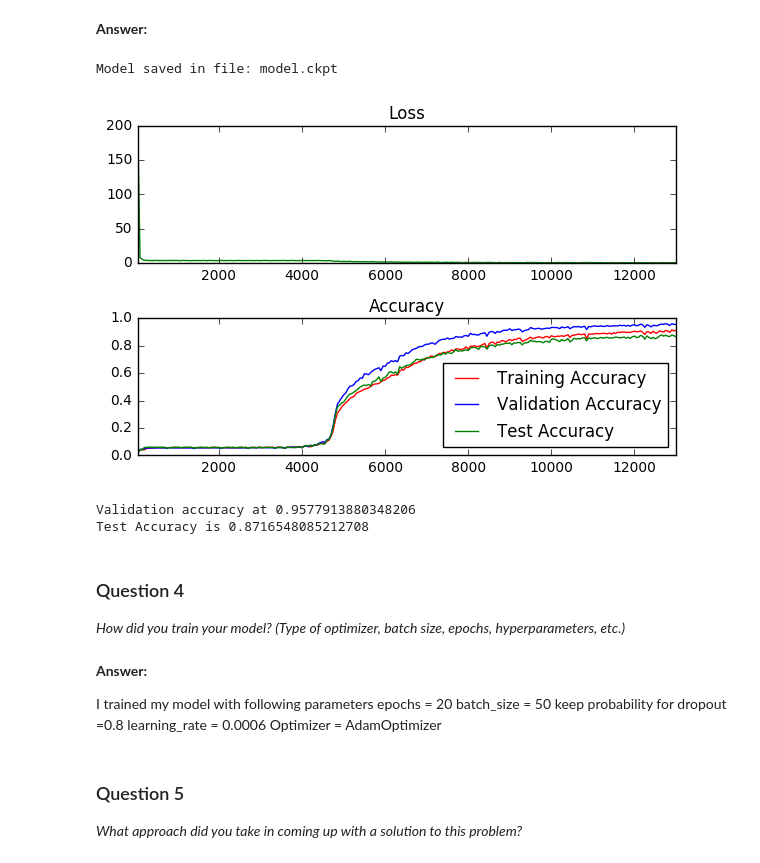
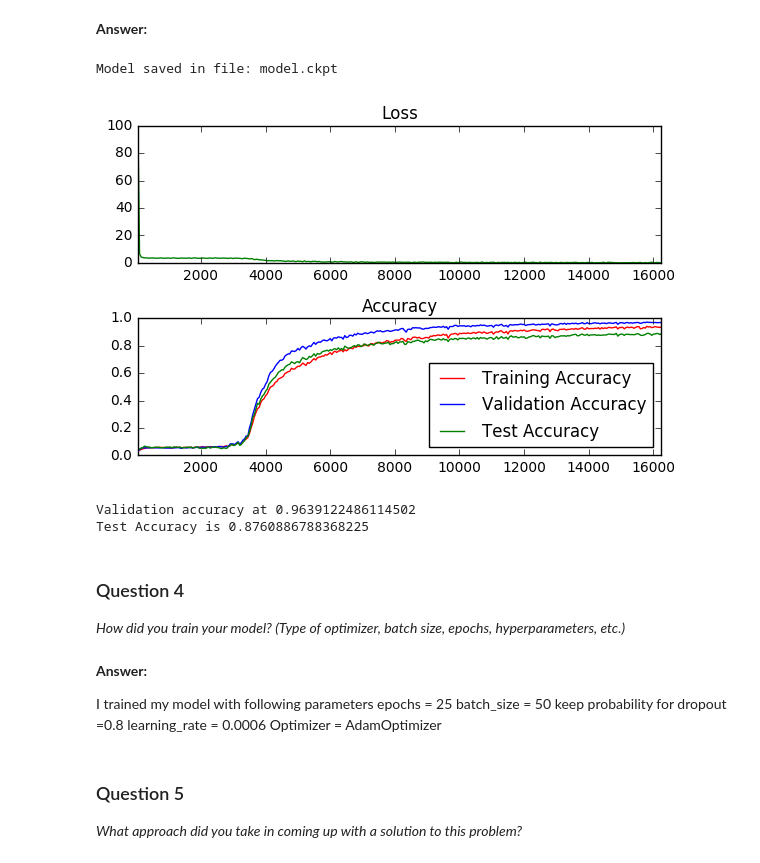
Before and after one commit to anupriyachhabra/traffic-signs, a Jupyter notebook: Traffic_Signs_Recognition.ipynb, the cells around one changed output. Saved outputs shown, nothing was run; the diff lists cells and outputs as text; code cells hidden in the pictures.

```diff
--- a/Traffic_Signs_Recognition.ipynb
+++ b/Traffic_Signs_Recognition.ipynb
@@ -243,7 +276,7 @@ num_channels = 3
 patch_size = 5
 depth = 16
 num_hidden = 64
-
+logs_path = "/Users/achhabra/Documents/personal/Udacity/traffic-signs/logs"
 
 features = tf.placeholder(tf.float32)
 labels = tf.placeholder(tf.float32)
@@ -270,22 +303,35 @@ layer4_weights = tf.Variable(tf.truncated_normal(
 layer4_biases = tf.Variable(tf.constant(1.0, shape=[labels_count]))
 
 #First convolution layer
-conv1 = tf.nn.conv2d(features, layer1_weights, [1, 2, 2, 1], padding='SAME')
-conv1 = tf.nn.relu(tf.add(conv1, layer1_biases))
-conv1 = tf.nn.dropout(conv1, keep_prob)
+with tf.name_scope('first_layer'):
+    with tf.name_scope('Conv2d'):
+        conv1 = tf.nn.conv2d(features, layer1_weights, [1, 2, 2, 1], padding='SAME')
+    with tf.name_scope('Relu'):
+        conv1 = tf.nn.relu(tf.add(conv1, layer1_biases))
+    with tf.name_scope('Dropout'):
+        conv1 = tf.nn.dropout(conv1, keep_prob)
 
 #Second convolution layer
-conv2 = tf.nn.conv2d(conv1, layer2_weights, [1, 2, 2, 1], padding='SAME')
-conv2 = tf.nn.relu(tf.add(conv2, layer2_biases))
-conv2 = tf.nn.dropout(conv2, keep_prob)
+with tf.name_scope('second_layer'):
+    with tf.name_scope('Conv2d'):
+        conv2 = tf.nn.conv2d(conv1, layer2_weights, [1, 2, 2, 1], padding='SAME')
+    with tf.name_scope('Relu'):
+        conv2 = tf.nn.relu(tf.add(conv2, layer2_biases))
+    with tf.name_scope('Dropout'):
+        conv2 = tf.nn.dropout(conv2, keep_prob)
 
 # Fully connected layer (Dense layer)
-shape = tf.shape(conv2)
-reshape = tf.reshape(conv2, [shape[0], shape[1] * shape[2] * shape[3]])
-fully_connected_layer = tf.nn.relu(tf.add(tf.matmul(reshape, layer3_weights), layer3_biases))
+with tf.name_scope('third_layer'):
+    with tf.name_scope('Reshape'):
+        shape = tf.shape(conv2)
+        reshape = tf.reshape(conv2, [shape[0], shape[1] * shape[2] * shape[3]])
+    with tf.name_scope('MatMul_xW_Add_b'):
+        fully_connected_layer = tf.nn.relu(tf.add(tf.matmul(reshape, layer3_weights), layer3_biases))
 
 #Readout linear clasification layer
-logits = tf.add(tf.matmul(fully_connected_layer, layer4_weights), layer4_biases)
+with tf.name_scope('fourth_layer') as scope:
+    with tf.name_scope('MatMul_xW_Add_b') as scope:
+        logits = tf.add(tf.matmul(fully_connected_layer, layer4_weights), layer4_biases)
 
 prediction = tf.nn.softmax(logits)
 
@@ -298,7 +344,7 @@ is_correct_prediction = tf.equal(tf.argmax(prediction, 1), tf.argmax(labels, 1))
 accuracy = tf.reduce_mean(tf.cast(is_correct_prediction, tf.float32))
 
 #Hyperparameters
-epochs = 20
+epochs = 25
 batch_size = 50
 learning_rate = 0.0006
 #l1_regularization_strength = 2.0
@@ -312,6 +358,11 @@ learning_rate = 0.0006
 optimizer = tf.train.AdamOptimizer(learning_rate).minimize(loss)
 #optimizer = tf.train.FtrlOptimizer(learning_rate).minimize(loss)
 #optimizer = tf.train.FtrlOptimizer(learning_rate,learning_rate_power, initial_accumulator_value, l1_regularization_strength,l2_regularization_strength, False).minimize(loss)
+
+tf.scalar_summary('accuracy', accuracy)
+
+# merge all summaries into a single "operation" which we can execute in a session
+summary_op = tf.merge_all_summaries()
 
 #initialize
 init = tf.initialize_all_variables()
@@ -332,6 +383,10 @@ test_acc_batch = []
 
 with tf.Session() as session:
     session.run(init)
+
+    # create log writer object
+    writer = tf.train.SummaryWriter(logs_path, graph=tf.get_default_graph())
+
     batch_count = int(math.ceil(len(X_train)/batch_size))
 
     for epoch_i in range(epochs):
@@ -347,9 +402,12 @@ with tf.Session() as session:
             batch_labels = y_train[batch_start:batch_start + batch_size]
 
             # Run optimizer and get loss
-            _, l = session.run(
-                [optimizer, loss],
+            _, l, summary = session.run(
+                [optimizer, loss, summary_op],
                 feed_dict={features: batch_features, labels: batch_labels, keep_prob: 0.8})
+
+            # write log
+            writer.add_summary(summary, epoch_i * batch_count + batch_i)
 
             # Log every 50 batches
             if not batch_i % log_batch_step:
@@ -367,36 +425,36 @@ with tf.Session() as session:
                 test_acc_batch.append(test_accuracy)
 
         # Check accuracy against Validation data
         validation_accuracy = session.run(accuracy, feed_dict=valid_feed_dict)
         # Check accuracy against Test data
         test_accuracy = session.run(accuracy, feed_dict=test_feed_dict)
 
     # Save the variables to disk.
     save_path = saver.save(session, "model.ckpt")
     print("Model saved in file: %s" % save_path)
 
 loss_plot = plt.subplot(211)
 loss_plot.set_title('Loss')
 loss_plot.plot(batches, loss_batch, 'g')
 loss_plot.set_xlim([batches[0], batches[-1]])
 acc_plot = plt.subplot(212)
 acc_plot.set_title('Accuracy')
 acc_plot.plot(batches, train_acc_batch, 'r', label='Training Accuracy')
 acc_plot.plot(batches, valid_acc_batch, 'b', label='Validation Accuracy')
 acc_plot.plot(batches, test_acc_batch, 'g', label='Test Accuracy')
 acc_plot.set_ylim([0, 1.0])
 acc_plot.set_xlim([batches[0], batches[-1]])
 acc_plot.legend(loc=4)
 plt.tight_layout()
 plt.show()
 
 print('Validation accuracy at {}'.format(validation_accuracy))
 print('Test Accuracy is {}'.format(test_accuracy))
 # %% [output]
 Model saved in file: model.ckpt
-[figure, old version]
+[figure, new version]
-Validation accuracy at 0.9577913880348206
-Test Accuracy is 0.8716548085212708
+Validation accuracy at 0.9639122486114502
+Test Accuracy is 0.8760886788368225
 # %% [markdown]
 ### Question 4
 
@@ -405,7 +463,7 @@ _How did you train your model? (Type of optimizer, batch size, epochs, hyperpara
 **Answer:**
 
 I trained my model with following parameters
-epochs = 20
+epochs = 25
 batch_size = 50
 keep probability for dropout =0.8
 learning_rate = 0.0006
```
Also changed, not shown: parts of 3 cells of this notebook, 5 other files.
